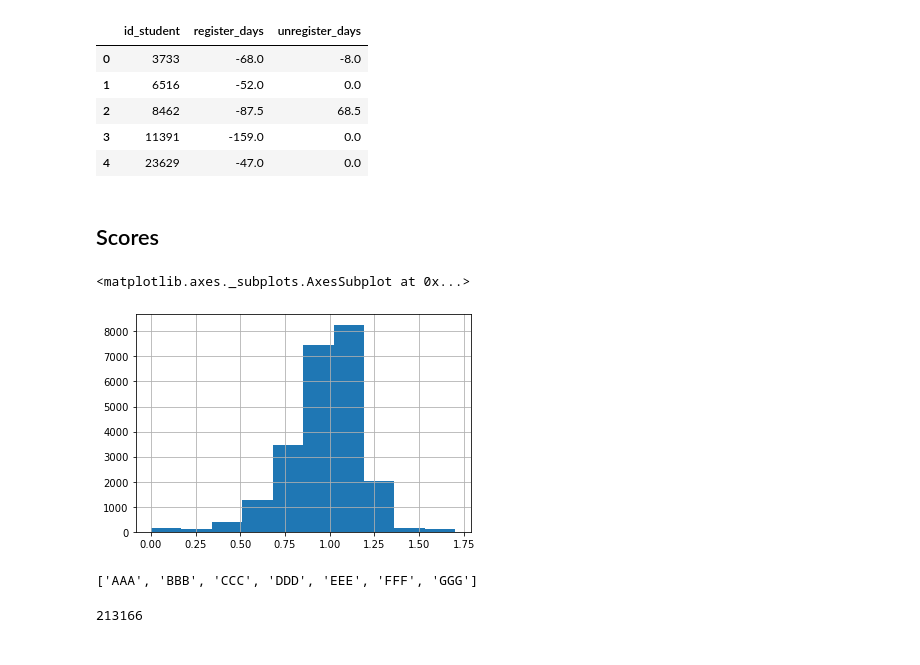
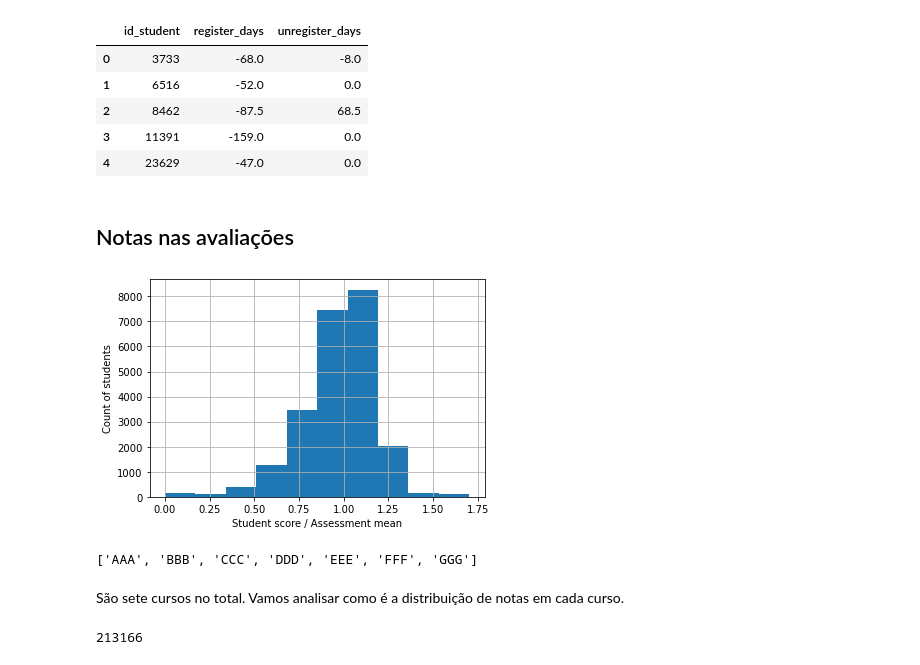
Before and after one commit to pedroafleite/oulad, a Jupyter notebook: eda-trybe.ipynb, the cells around one changed output. Drawn from its saved outputs; the diff is of its cells as text; code cells hidden in the pictures.

```diff
--- a/eda-trybe.ipynb
+++ b/eda-trybe.ipynb
@@ -379,8 +523,8 @@ studentRegDays.head()
 | 2 | 8462 | -87.5 | 68.5 |
 | 3 | 11391 | -159.0 | 0.0 |
 | 4 | 23629 | -47.0 | 0.0 |
-# %% [markdown]
-## Scores
+# %% [markdown]
+## Notas nas avaliações
 # %%
 studentAssessment['score'] = (np.where(pd.isnull(studentAssessment.score), 0, studentAssessment.score)).astype(int)
 studentAssessment['assessment_mean'] = studentAssessment['score'].groupby(studentAssessment['id_assessment']).transform('mean')
@@ -388,10 +532,11 @@ studentAssessment['score_std'] = studentAssessment['score']/studentAssessment['a
 # %%
 studentScoring = studentAssessment[['id_student', 'score_std']].groupby(['id_student']).mean()
 studentScoring = studentScoring.reset_index()
 studentScoring['score_std'].hist()
+plt.ylabel('Count of students')
+plt.xlabel('Student score / Assessment mean');
 # %% [output]
-<matplotlib.axes._subplots.AxesSubplot at 0x...>
-[figure, old version]
+[figure, new version]
 # %%
 studentCourseAssessments = studentInfo.merge(studentAssessment, on = ['id_student'], how='left')
 
@@ -405,6 +550,8 @@ names=studentCourseAssessments['code_module'].unique().tolist()
 names
 # %% [output]
 ['AAA', 'BBB', 'CCC', 'DDD', 'EEE', 'FFF', 'GGG']
+# %% [markdown]
+São sete cursos no total. Vamos analisar como é a distribuição de notas em cada curso.
 # %%
 # now we can perform a lookup on a 'view' of the dataframe
 aaa = studentCourseAssessments.loc[studentCourseAssessments.code_module=='AAA']
```
Also changed, not shown: parts of 49 cells of this notebook.
